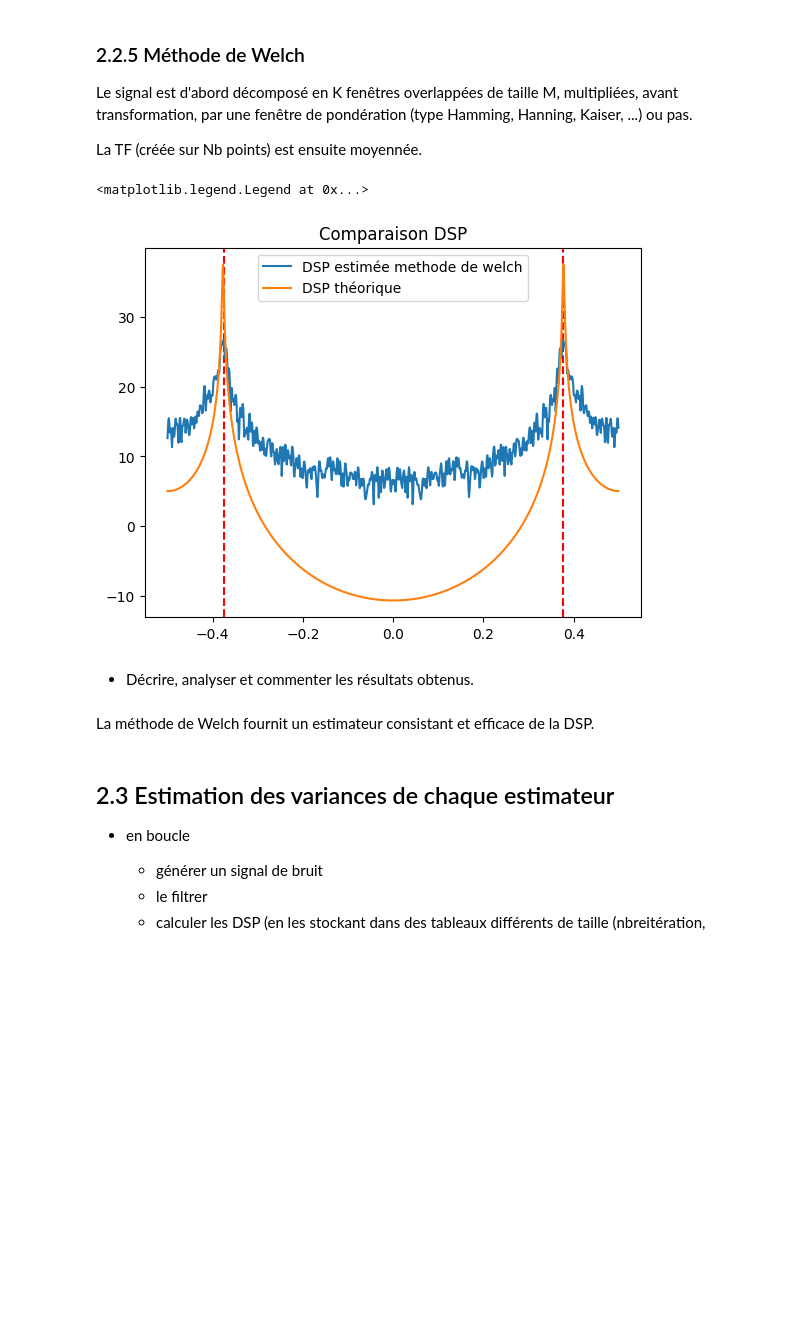
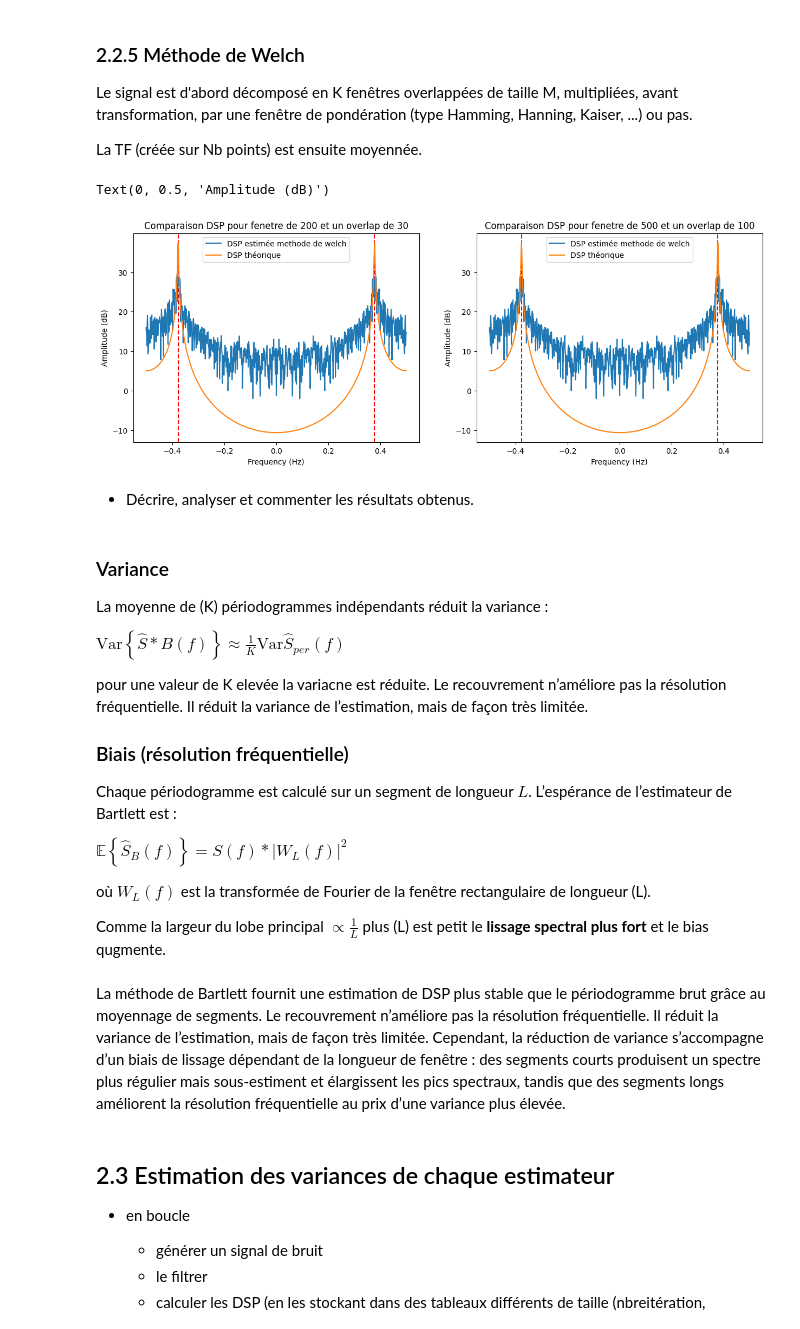
Before and after one commit to m23ayou2/UE_G, a Jupyter notebook: TP2_eleves_20260128.ipynb, the cells around one changed output. Cells and saved outputs as stored; diff of their text form; code cells hidden in the pictures; blank space fills up the shorter version.

Commit message:
added detailed comments

```diff
--- a/TP2_eleves_20260128.ipynb
+++ b/TP2_eleves_20260128.ipynb
@@ -375,14 +462,30 @@ def bartlett(signal, M = 500):
         estim_real[k, :] = np.abs(fft_sig)
     return np.fft.fftshift(w), np.fft.fftshift(np.mean(estim_real, axis = 0))
 # %%
-w, bartlett_dsp = bartlett(signalb)
+w, bartlett_dsp_1 = bartlett(signalb, M=500)
+w, bartlett_dsp_2 = bartlett(signalb, M=300)
 
+plt.figure(figsize=(15,5))
+plt.subplot(1,2,1)
 
 plt.axvline(x=peak_value_1, color='r', linestyle='--', linewidth=1.5)
 plt.axvline(x=peak_value_2, color='r', linestyle='--', linewidth=1.5)
 
-plt.plot((w), 10*np.log10((bartlett_dsp)), label="DSP estimée methode de bartlett")
+plt.plot((w), 10*np.log10((bartlett_dsp_1)), label="DSP estimée methode de bartlett")
 plt.plot(f, 10*np.log10(np.abs(np.fft.fftshift(h))**2*ecarttype**2), label="DSP théorique")
-plt.title("Comparaison DSP")
+plt.title(f"Comparaison DSP pour une fenettre de {500}")
 plt.legend()
+plt.xlabel('Frequency (Hz)')
+plt.ylabel('Amplitude (dB)')
+
+plt.subplot(1,2,2)
+plt.axvline(x=peak_value_1, color='r', linestyle='--', linewidth=1.5)
+plt.axvline(x=peak_value_2, color='r', linestyle='--', linewidth=1.5)
+
+plt.plot((w), 10*np.log10((bartlett_dsp_2)), label="DSP estimée methode de bartlett")
+plt.plot(f, 10*np.log10(np.abs(np.fft.fftshift(h))**2*ecarttype**2), label="DSP théorique")
+plt.title(f"Comparaison DSP pour une fenettre de {300}")
+plt.legend()
+plt.xlabel('Frequency (Hz)')
+plt.ylabel('Amplitude (dB)')
 # %% [output]
@@ -415,23 +545,65 @@ def welch(signal,  M = 500, O = 100):
 
     return np.fft.fftshift(w), np.fft.fftshift(np.mean(estim_real, axis = 0))
 # %%
-w, welch_dsp = welch(signalb, M=200, O=30)
+w, welch_dsp_1 = welch(signalb, M=500, O=50)
+w, welch_dsp_2 = welch(signalb, M=500, O=100)
+
+
+plt.figure(figsize=(15,5))
+plt.subplot(1,2,1)
 
 plt.axvline(x=peak_value_1, color='r', linestyle='--', linewidth=1.5)
 plt.axvline(x=peak_value_2, color='r', linestyle='--', linewidth=1.5)
 
-plt.plot((w), 10*np.log10((welch_dsp)), label="DSP estimée methode de welch")
+plt.plot((w), 10*np.log10((welch_dsp_1)), label="DSP estimée methode de welch")
 plt.plot(f, 10*np.log10(np.abs(np.fft.fftshift(h))**2*ecarttype**2), label="DSP théorique")
+plt.title(f"Comparaison DSP pour fenetre de {200} et un overlap de {30}")
+plt.legend()
+plt.xlabel('Frequency (Hz)')
+plt.ylabel('Amplitude (dB)')
 
-plt.title("Comparaison DSP")
+plt.subplot(1,2,2)
+plt.axvline(x=peak_value_1, color='r', linestyle='--', linewidth=1.5)
+plt.axvline(x=peak_value_2, color='r', linestyle='--', linewidth=1.5)
+
+plt.plot((w), 10*np.log10((welch_dsp_2)), label="DSP estimée methode de welch")
+plt.plot(f, 10*np.log10(np.abs(np.fft.fftshift(h))**2*ecarttype**2), label="DSP théorique")
+plt.title(f"Comparaison DSP pour fenetre de {500} et un overlap de {100}")
 plt.legend()
+plt.xlabel('Frequency (Hz)')
+plt.ylabel('Amplitude (dB)')
 # %% [output]
-<matplotlib.legend.Legend at 0x...>
+Text(0, 0.5, 'Amplitude (dB)')
-[figure, old version]
+[figure, new version]
 # %% [markdown]
 - Décrire, analyser et commenter les résultats obtenus.
+# %% [markdown]
+### Variance
+
+La moyenne de (K) périodogrammes indépendants réduit la variance :
+
+$
+\mathrm{Var}\left\{\hat{S}*{B}(f)\right\}
+\approx \frac{1}{K} \mathrm{Var}{\hat{S}_{per}(f)}
+$
+
+pour une valeur de K elevée la variacne est réduite.  Le recouvrement n’améliore pas la résolution fréquentielle. Il réduit la variance de l’estimation, mais de façon très limitée.
+
+### Biais (résolution fréquentielle)
+
+Chaque périodogramme est calculé sur un segment de longueur $L$. L’espérance de l’estimateur de Bartlett est :
+
+$
+\mathbb{E}\left\{  \hat{S}_{B}(f) \right\}
+= S(f) * |W_L(f)|^2
+$
+
+où $W_L(f)$ est la transformée de Fourier de la fenêtre rectangulaire de longueur (L).
+
+
+Comme la largeur du lobe principal $\propto \frac{1}{L}$ plus (L) est petit le **lissage spectral plus fort** et le bias qugmente.
 # %% [markdown]
-La méthode de Welch fournit un estimateur consistant et efficace de la DSP.
+La méthode de Bartlett fournit une estimation de DSP plus stable que le périodogramme brut grâce au moyennage de segments. Le recouvrement n’améliore pas la résolution fréquentielle. Il réduit la variance de l’estimation, mais de façon très limitée. Cependant, la réduction de variance s’accompagne d’un biais de lissage dépendant de la longueur de fenêtre : des segments courts produisent un spectre plus régulier mais sous-estiment et élargissent les pics spectraux, tandis que des segments longs améliorent la résolution fréquentielle au prix d’une variance plus élevée.
 # %% [markdown]
 ## 2.3 Estimation des variances de chaque estimateur
 
```
Also changed, not shown: parts of 20 cells of this notebook.
